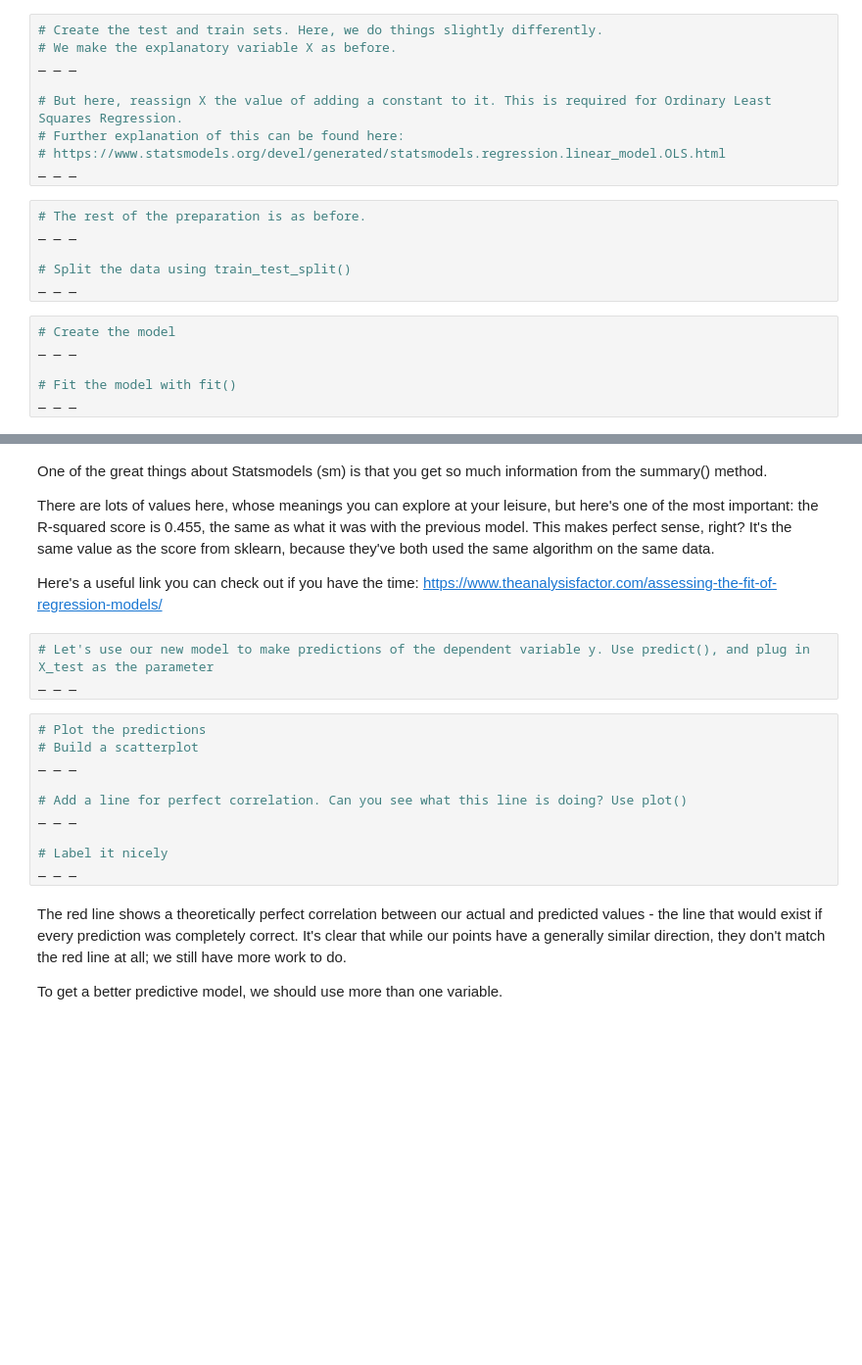
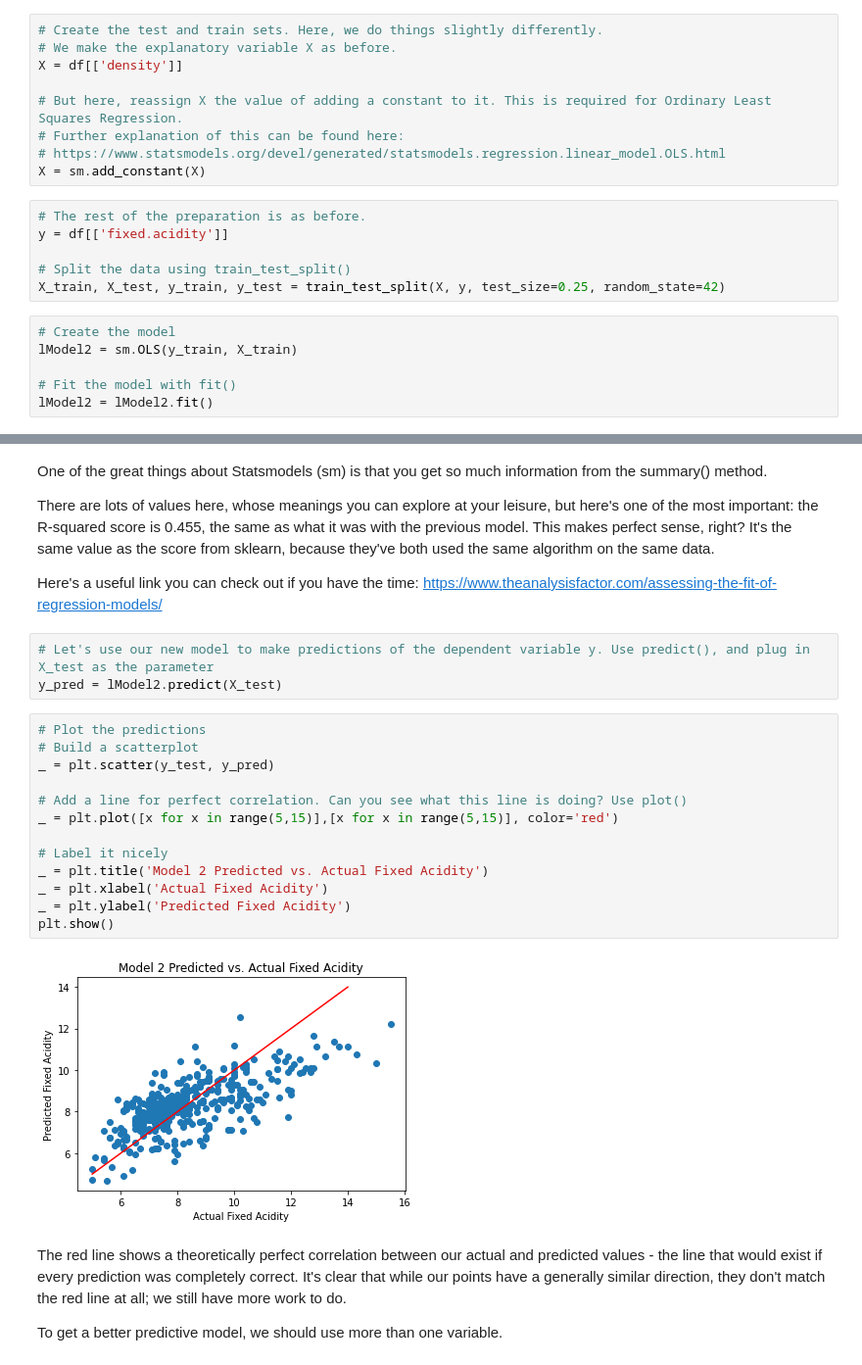
Before and after one commit to jolfr/linear-regression-cs, a Jupyter notebook: Springboard Regression Case Study, Unit 8 - the Red Wine Dataset - Tier 3 (1).ipynb, the cells around one changed output, grey strips where cells are left out. Shown at 98% size. Drawn from its saved outputs; the diff is of its cells as text; blank space fills up the shorter version.

```diff
--- a/Springboard Regression Case Study, Unit 8 - the Red Wine Dataset - Tier 3 (1).ipynb
+++ b/Springboard Regression Case Study, Unit 8 - the Red Wine Dataset - Tier 3 (1).ipynb
@@ -303,23 +321,23 @@ Let's build a similar model using a different package, to see if we get a better
 # %%
 # Create the test and train sets. Here, we do things slightly differently.
 # We make the explanatory variable X as before.
-_ _ _
+X = df[['density']]
 
 # But here, reassign X the value of adding a constant to it. This is required for Ordinary Least Squares Regression.
 # Further explanation of this can be found here:
 # https://www.statsmodels.org/devel/generated/statsmodels.regression.linear_model.OLS.html
-_ _ _
+X = sm.add_constant(X)
 # %%
 # The rest of the preparation is as before.
-_ _ _
+y = df[['fixed.acidity']]
 
 # Split the data using train_test_split()
-_ _ _
+X_train, X_test, y_train, y_test = train_test_split(X, y, test_size=0.25, random_state=42)
 # %%
 # Create the model
-_ _ _
+lModel2 = sm.OLS(y_train, X_train)
 
 # Fit the model with fit()
-_ _ _
+lModel2 = lModel2.fit()
 # %%
 # Evaluate the model with .summary()
@@ -332,17 +372,22 @@ There are lots of values here, whose meanings you can explore at your leisure, b
 Here's a useful link you can check out if you have the time: https://www.theanalysisfactor.com/assessing-the-fit-of-regression-models/
 # %%
 # Let's use our new model to make predictions of the dependent variable y. Use predict(), and plug in X_test as the parameter
-_ _ _
+y_pred = lModel2.predict(X_test)
 # %%
 # Plot the predictions
 # Build a scatterplot
-_ _ _
+_ = plt.scatter(y_test, y_pred)
 
 # Add a line for perfect correlation. Can you see what this line is doing? Use plot()
-_ _ _
+_ = plt.plot([x for x in range(5,15)],[x for x in range(5,15)], color='red')
 
 # Label it nicely
-_ _ _
+_ = plt.title('Model 2 Predicted vs. Actual Fixed Acidity')
+_ = plt.xlabel('Actual Fixed Acidity')
+_ = plt.ylabel('Predicted Fixed Acidity')
+plt.show()
+# %% [output]
+[figure, added]
 # %% [markdown]
 The red line shows a theoretically perfect correlation between our actual and predicted values - the line that would exist if every prediction was completely correct. It's clear that while our points have a generally similar direction, they don't match the red line at all; we still have more work to do.
 
```
Also changed, not shown: parts of 18 cells of this notebook.
